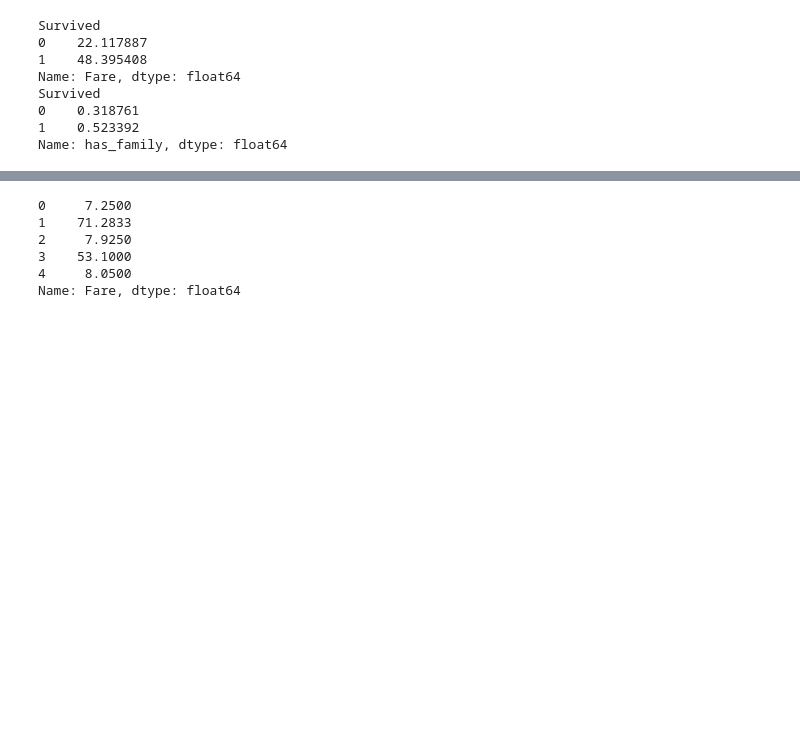
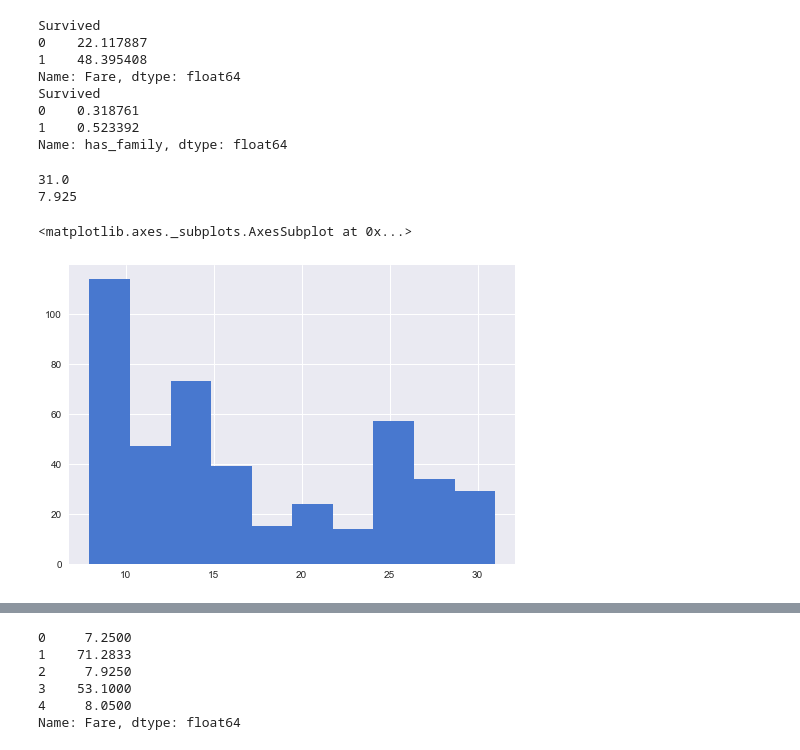
Before and after one commit to kylemeenehan/titanic-data, a Jupyter notebook: Titanic Project.ipynb, the cells around one changed output, grey strips where cells are left out. Drawn from its saved outputs; the diff is of its cells as text; code cells hidden in the pictures; blank space fills up the shorter version.

Commit message:
updated survived and not survived after adding has_family. Plotted histogram of fares after outliers have been removed

```diff
--- a/Titanic Project.ipynb
+++ b/Titanic Project.ipynb
@@ -244,6 +247,20 @@ Survived
 0    0.318761
 1    0.523392
 Name: has_family, dtype: float64
+# %%
+#titanic_data.boxplot(column="Fare")
+titanic_fare_25 = titanic_data["Fare"].quantile(0.25)
+titanic_fare_75 = titanic_data["Fare"].quantile(0.75)
+titanic_fare_no_outliers = titanic_data[titanic_data.Fare >= titanic_fare_25]
+titanic_fare_no_outliers = titanic_fare_no_outliers[titanic_fare_no_outliers.Fare <= titanic_fare_75]
+print titanic_fare_no_outliers['Fare'].max()
+print titanic_fare_no_outliers['Fare'].min()
+titanic_fare_no_outliers['Fare'].hist(bins=10)
+# %% [output]
+31.0
+7.925
+<matplotlib.axes._subplots.AxesSubplot at 0x...>
+[figure, added]
 # %%
 age_and_fare = titanic_data.groupby(['Survived', 'Fare'], as_index=False)
 age = titanic_data['Age'].values
```
Also changed, not shown: parts of 4 cells of this notebook.
